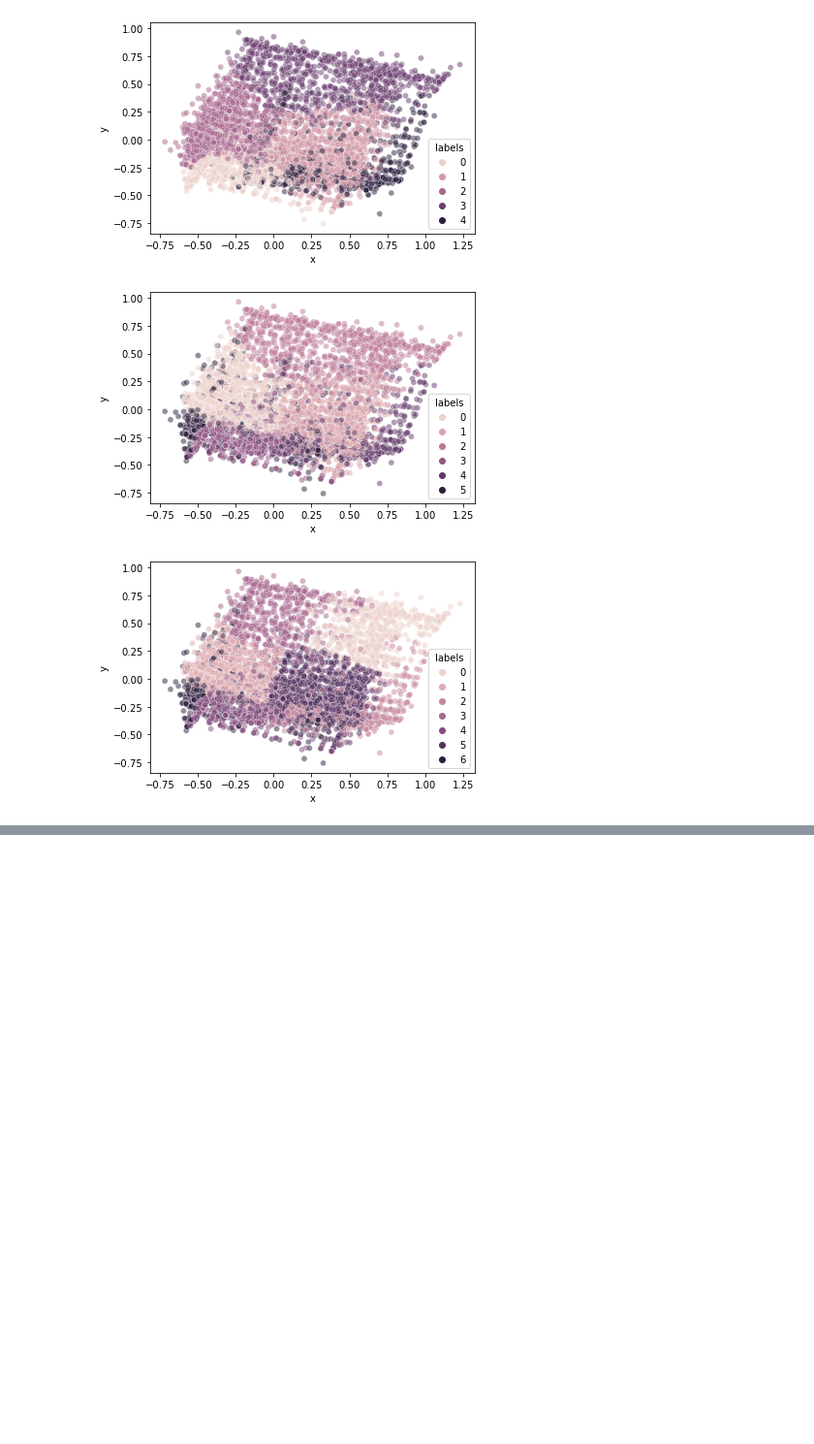
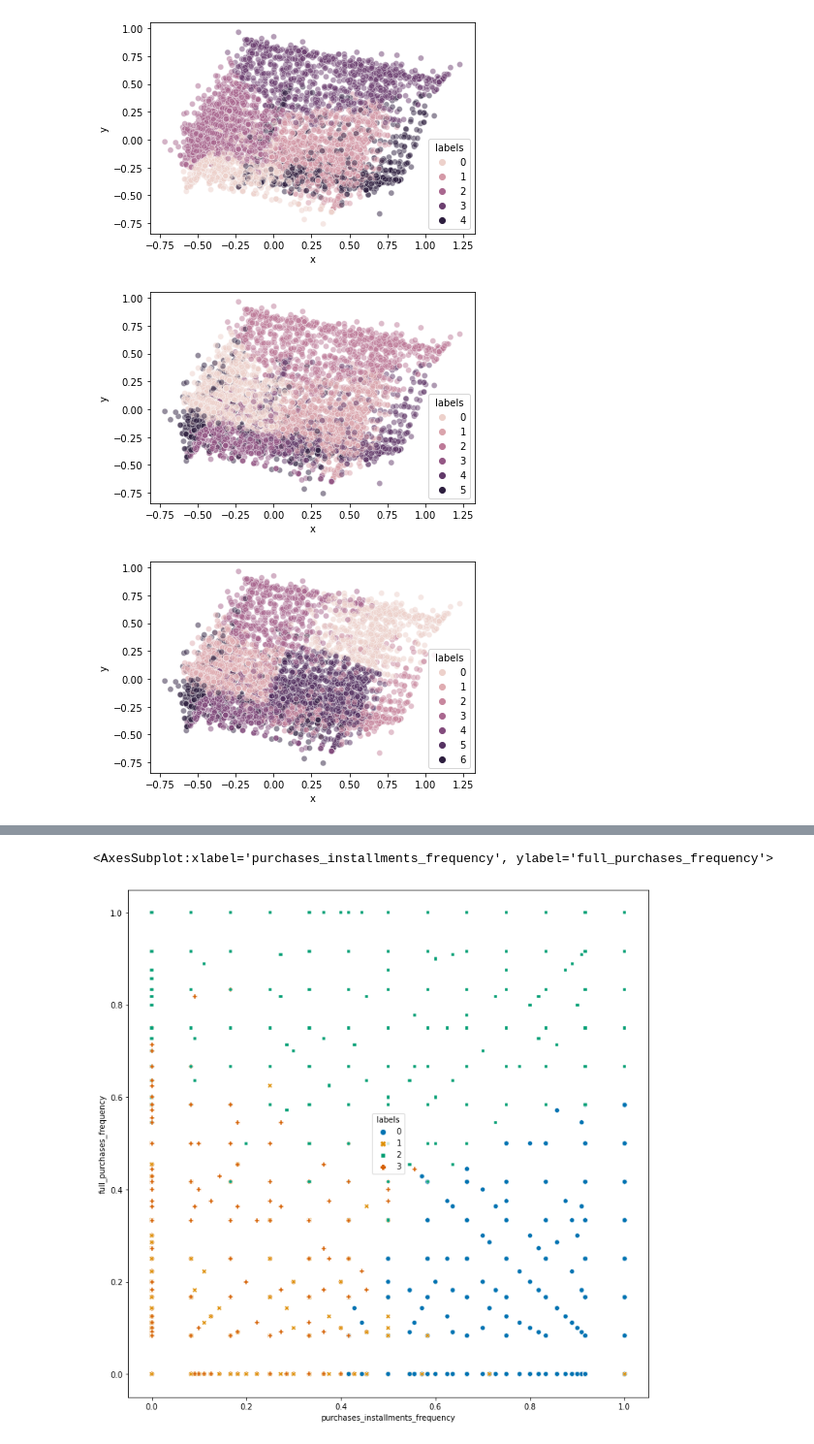
Before and after one commit to ansamz/Customer-Segmentation, a Jupyter notebook: notebooks/OH_CreditCard.ipynb, the cells around one changed output, grey strips where cells are left out. Shown at 97% size. Saved outputs shown, nothing was run; the diff lists cells and outputs as text; code cells hidden in the pictures; blank space fills up the shorter version.

```diff
--- a/notebooks/OH_CreditCard.ipynb
+++ b/notebooks/OH_CreditCard.ipynb
@@ -594,0 +661,13 @@ df.head()
+# %%
+plt.figure(figsize=(12, 12))
+sns.scatterplot(
+    data=df,
+    x="purchases_installments_frequency",
+    y="full_purchases_frequency",
+    hue="labels",
+    style="labels",
+    palette="colorblind",
+)
+# %% [output]
+<AxesSubplot:xlabel='purchases_installments_frequency', ylabel='full_purchases_frequency'>
+[figure, added]
```
Also changed, not shown: parts of 9 cells of this notebook.
